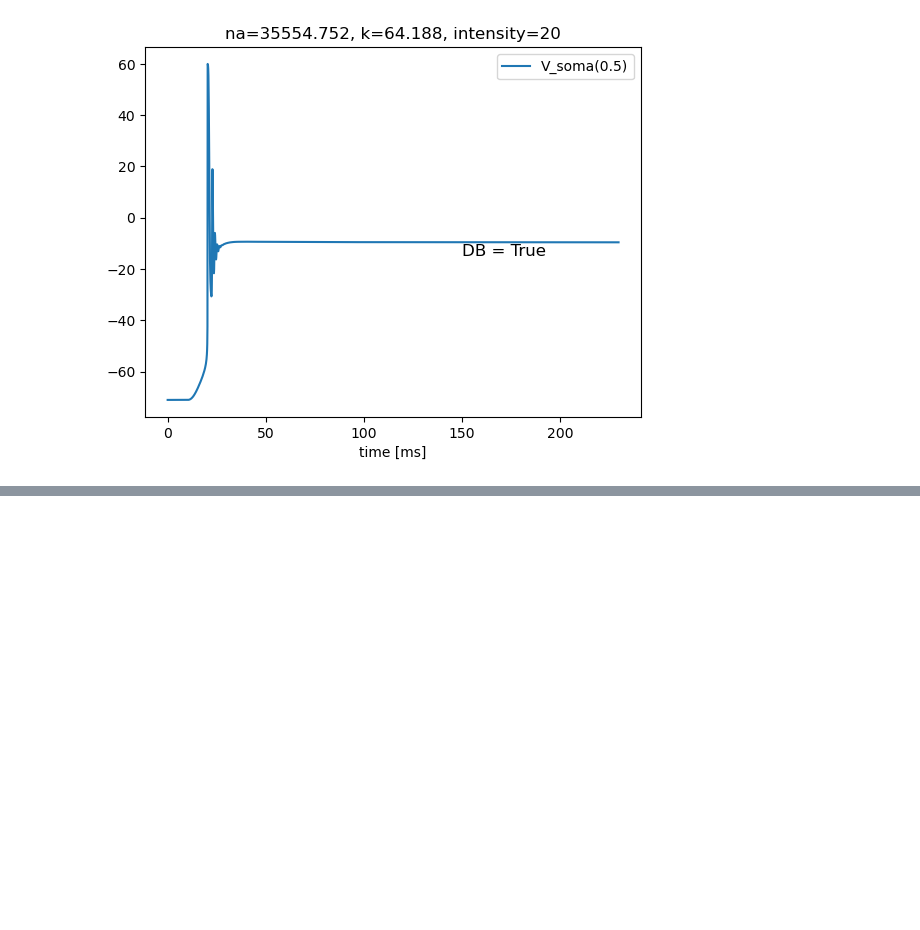
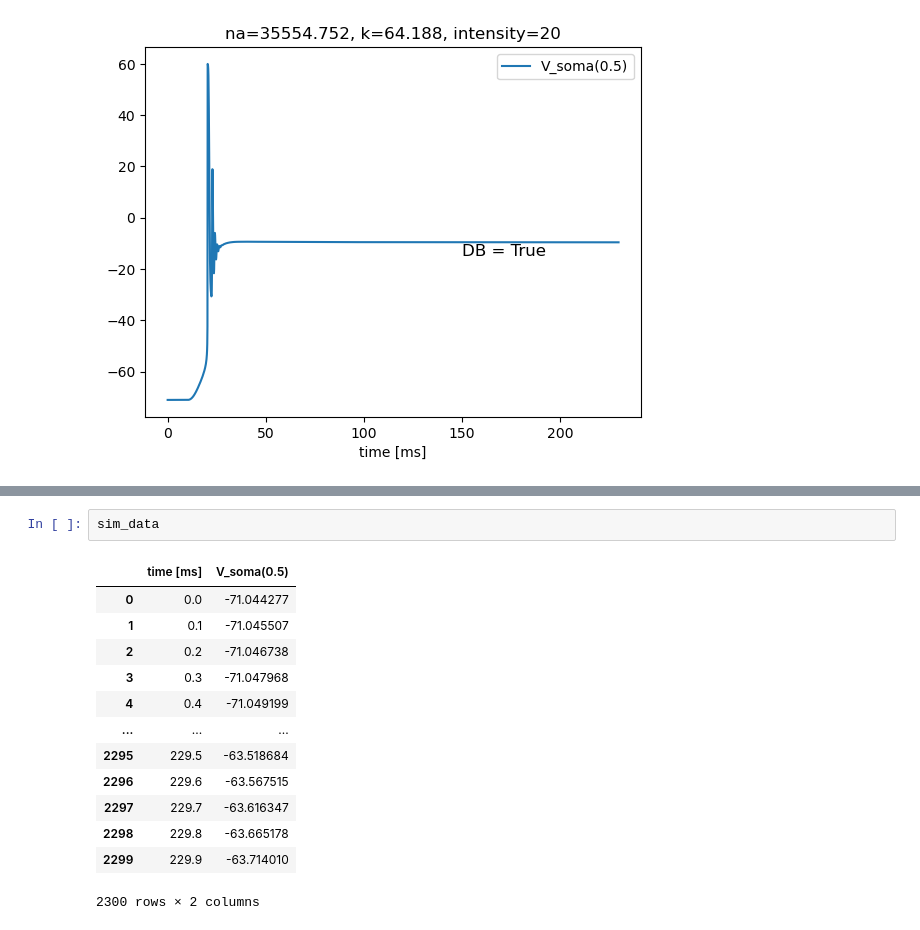
Before and after one commit to tobiasmarek/simneurostim-analysis, a Jupyter notebook: param_search.ipynb, the cells around one changed output, grey strips where cells are left out. Drawn from its saved outputs; the diff is of its cells as text; blank space fills up the shorter version.

```diff
--- a/param_search.ipynb
+++ b/param_search.ipynb
@@ -877,0 +954,16 @@ show_sim_result(256.752 + 35298, 64.188, 20) # not physiologically plausible
+# %%
+sim_data
+# %% [output]
+|  | time [ms] | V_soma(0.5) |
+| 0 | 0.0 | -71.044277 |
+| 1 | 0.1 | -71.045507 |
+| 2 | 0.2 | -71.046738 |
+| 3 | 0.3 | -71.047968 |
+| 4 | 0.4 | -71.049199 |
+| ... | ... | ... |
+| 2295 | 229.5 | -63.518684 |
+| 2296 | 229.6 | -63.567515 |
+| 2297 | 229.7 | -63.616347 |
+| 2298 | 229.8 | -63.665178 |
+| 2299 | 229.9 | -63.714010 |
+2300 rows × 2 columns
```
Also changed, not shown: parts of 15 cells of this notebook.
